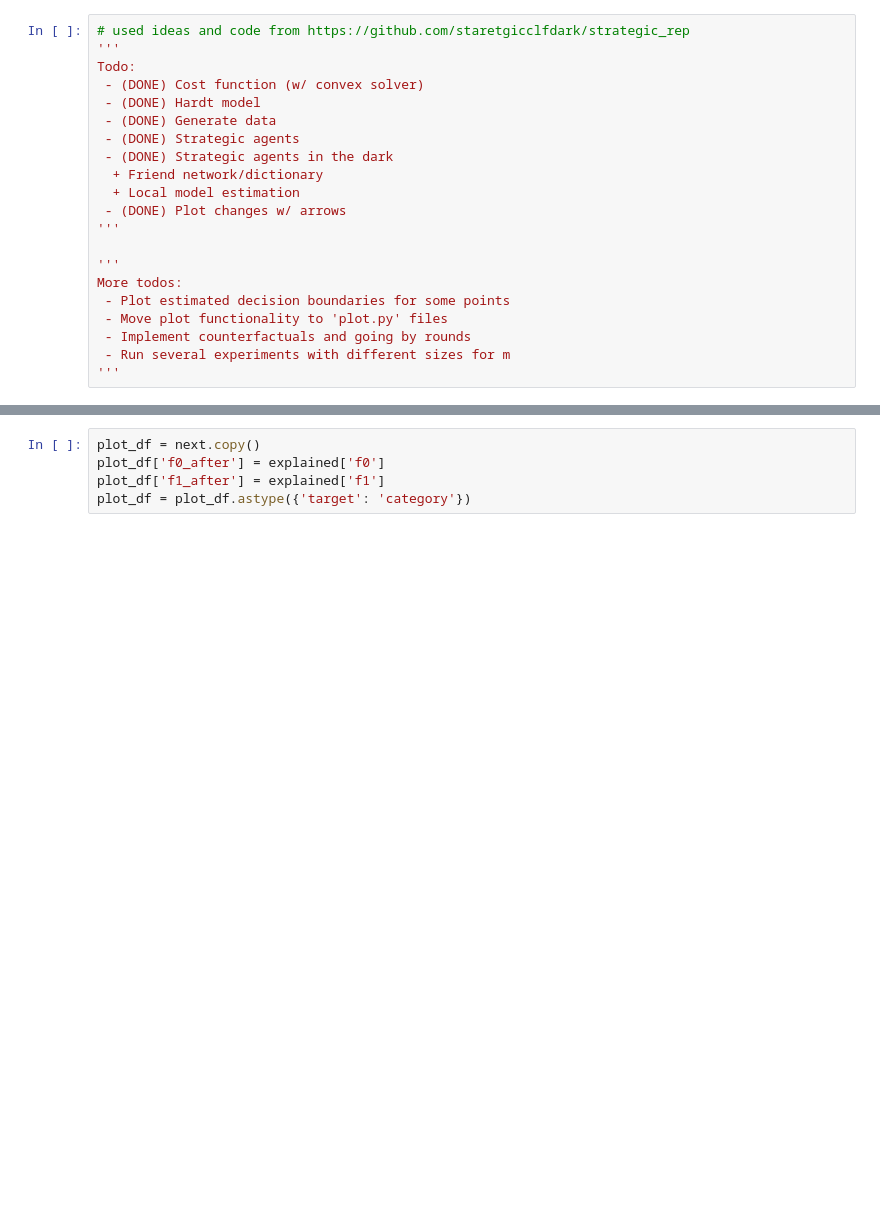
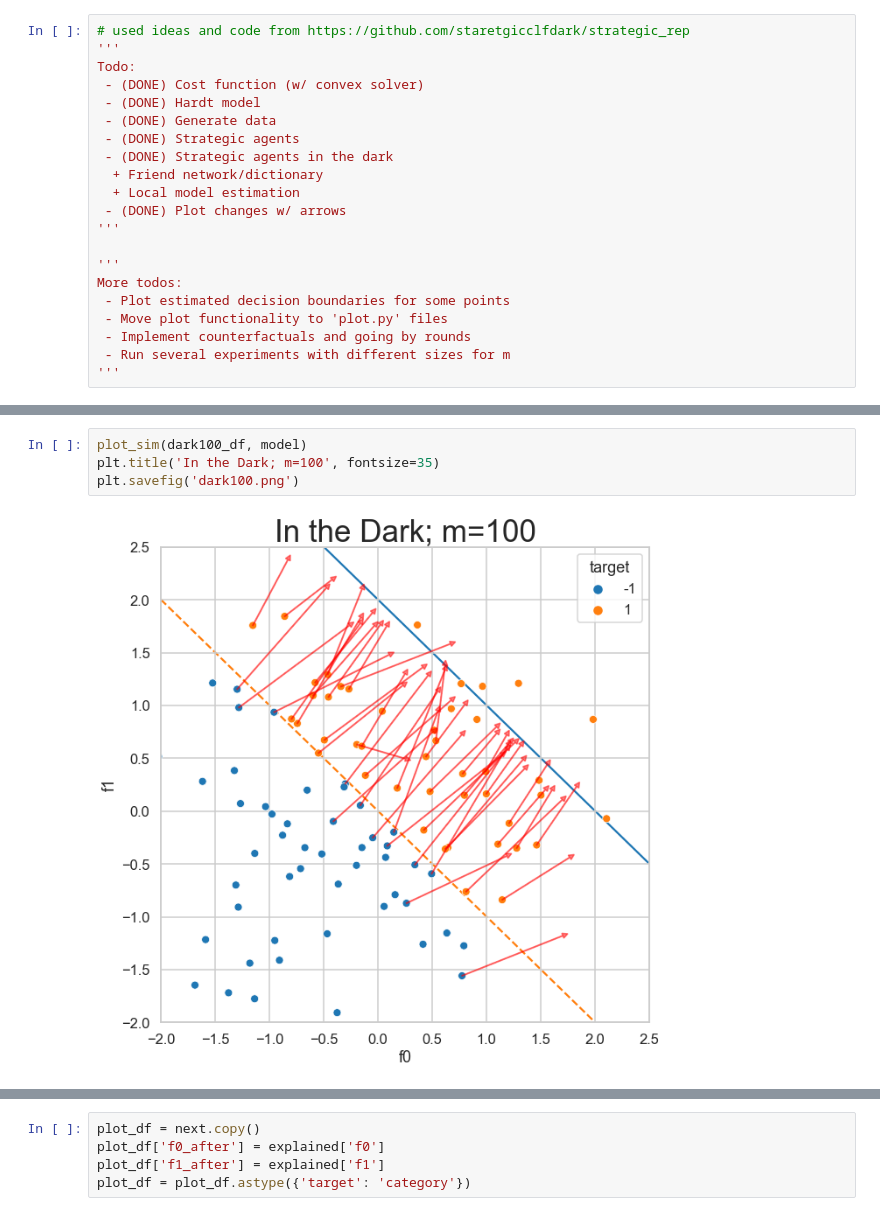
Before and after one commit to alexanderoa/cs294_project, a Jupyter notebook: notebooks/cs294_project.ipynb, the cells around one changed output, grey strips where cells are left out. Drawn from its saved outputs; the diff is of its cells as text; blank space fills up the shorter version.

```diff
--- a/notebooks/cs294_project.ipynb
+++ b/notebooks/cs294_project.ipynb
@@ -112,0 +128,6 @@ plot_df = plot_df.astype({'target': 'category'})
+# %%
+plot_sim(dark100_df, model)
+plt.title('In the Dark; m=100', fontsize=35)
+plt.savefig('dark100.png')
+# %% [output]
+[figure, added]
```
Also changed, not shown: parts of 14 cells of this notebook, 1 other file.
